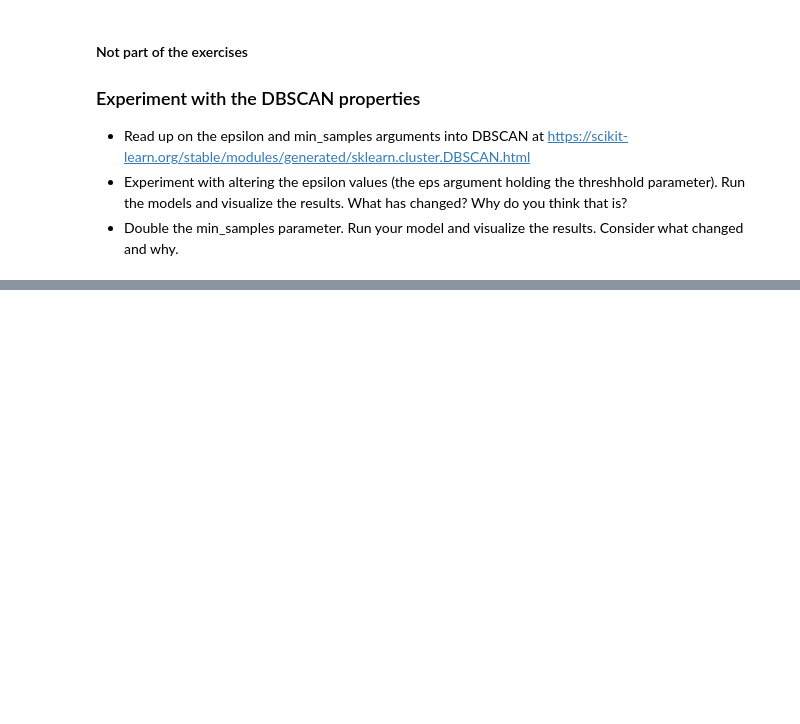
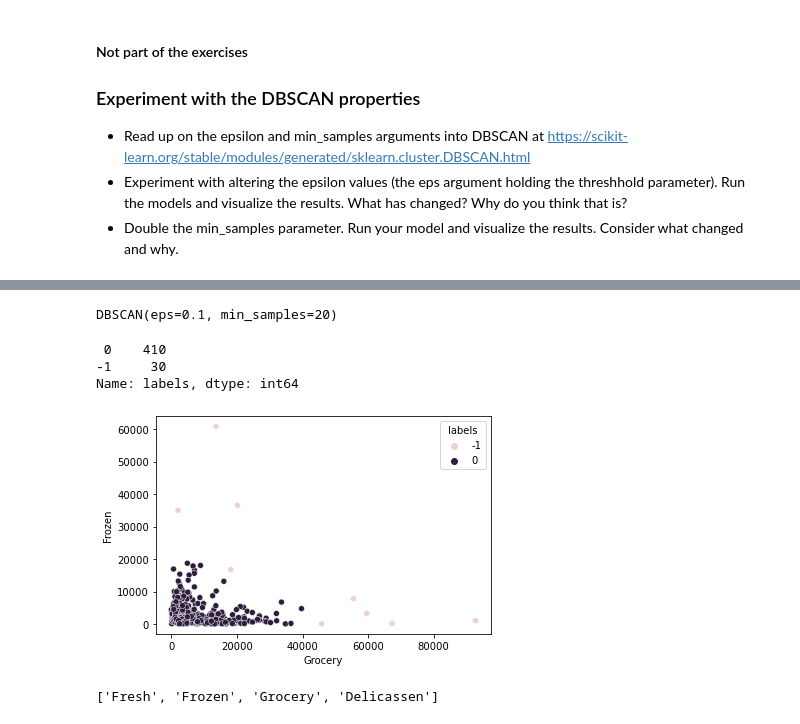
Before and after one commit to nicholas-dougherty/anomaly-detection-exercises, a Jupyter notebook: clustering_anomaly_detection.ipynb, the cells around one changed output, grey strips where cells are left out. Drawn from its saved outputs; the diff is of its cells as text; code cells hidden in the pictures; blank space fills up the shorter version.

```diff
--- a/clustering_anomaly_detection.ipynb
+++ b/clustering_anomaly_detection.ipynb
@@ -34,0 +79,7 @@ import env
+# %%
+# Select variables I want to cluster
+# df = df[["col1", "col2"]] or more columns.
+frozen_goods = df[['Grocery', 'Frozen']]
+frozen_goods.head(3)
+
+mishmash = df[['Fresh', 'Frozen', 'Grocery', 'Delicassen']]
@@ -34,0 +104,59 @@ import env
+# %%
+# Construct a DBSCAN object that requires a minimum of 20 data points in a neighborhood of radius 0.1 to be considered a core point.
+
+# Make the object
+dbsc = DBSCAN(eps = .10, min_samples = 20)
+
+# Fit the object
+dbsc.fit(frozen_goods)
+dbsc.fit(mishmash)
+# %% [output]
+DBSCAN(eps=0.1, min_samples=20)
+# %%
+# Now, let's add the scaled value columns back onto the dataframe
+columns = ["Grocery", "Frozen"]
+scaled_columns = ["Scaled_" + column for column in columns]
+
+columns2 = ['Fresh', 'Frozen', 'Grocery', 'Delicassen']
+scaled_columns2 = ["Scaled_" + column for column in columns2]
+
+# Save a copy of the original dataframe
+original_df = df.copy()
+original_df2 = original_df.copy()
+df2 = original_df.copy()
+
+# Create a dataframe containing the scaled values
+scaled_df = pd.DataFrame(frozen_goods, columns=scaled_columns)
+scaled_df2 = pd.DataFrame(mishmash, columns=scaled_columns2)
+
+# Merge the scaled and non-scaled values into one dataframe
+df = df.merge(scaled_df, on=df.index)
+df = df.drop(columns=['key_0'])
+df.head()
+
+df2 = df2.merge(scaled_df2, on=df2.index)
+df2 = df2.drop(columns=['key_0'])
+# %%
+# Next, extract our cluster labels and outliers to plot our results
+
+# Assign the cluster labels
+# Recall that cluster labels don't have inherent meaning
+# DBSCAN makes a cluster called -1 that contains the "noise" or outliers
+df['labels'] = dbsc.labels_
+df.labels.value_counts()
+
+df2['labels'] = dbsc.labels_
+df2.labels.value_counts()
+# %% [output]
+ 0    410
+-1     30
+Name: labels, dtype: int64
+# %%
+sns.scatterplot(df.Grocery, df.Frozen, hue=df.labels)
+plt.show()
+# %% [output]
+[figure, added]
+# %%
+columns2
+# %% [output]
+['Fresh', 'Frozen', 'Grocery', 'Delicassen']
```
Also changed, not shown: parts of 17 cells of this notebook.
